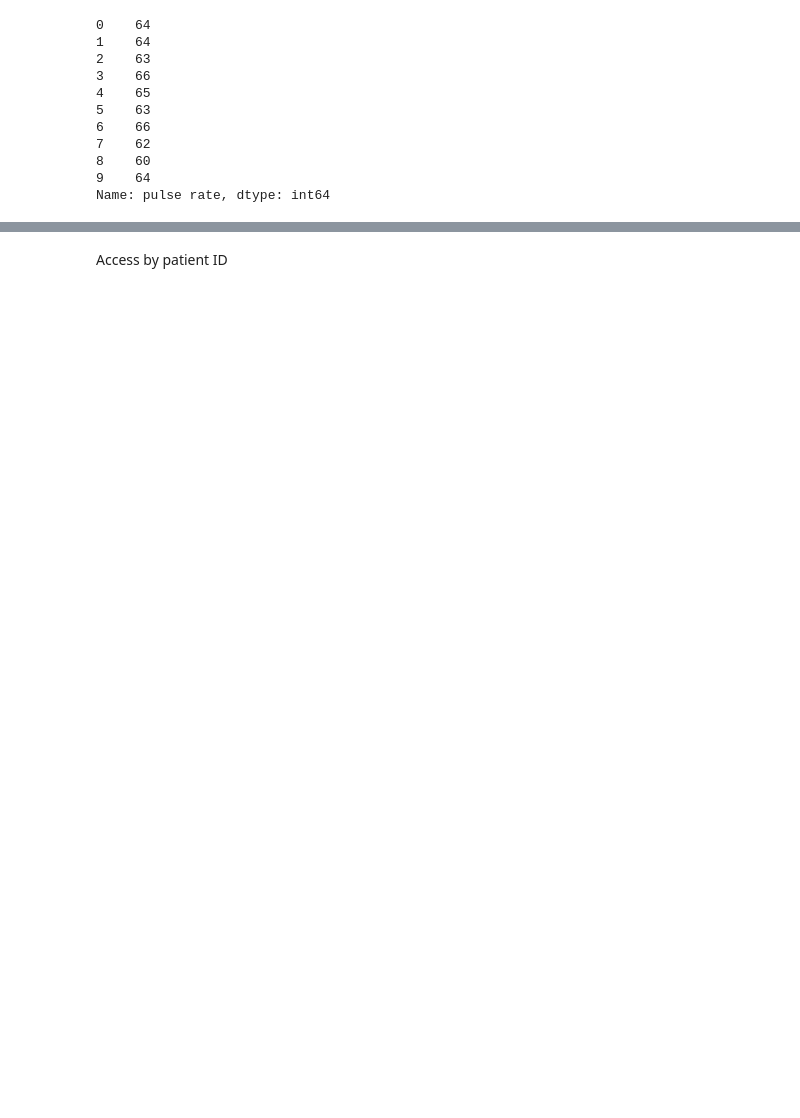
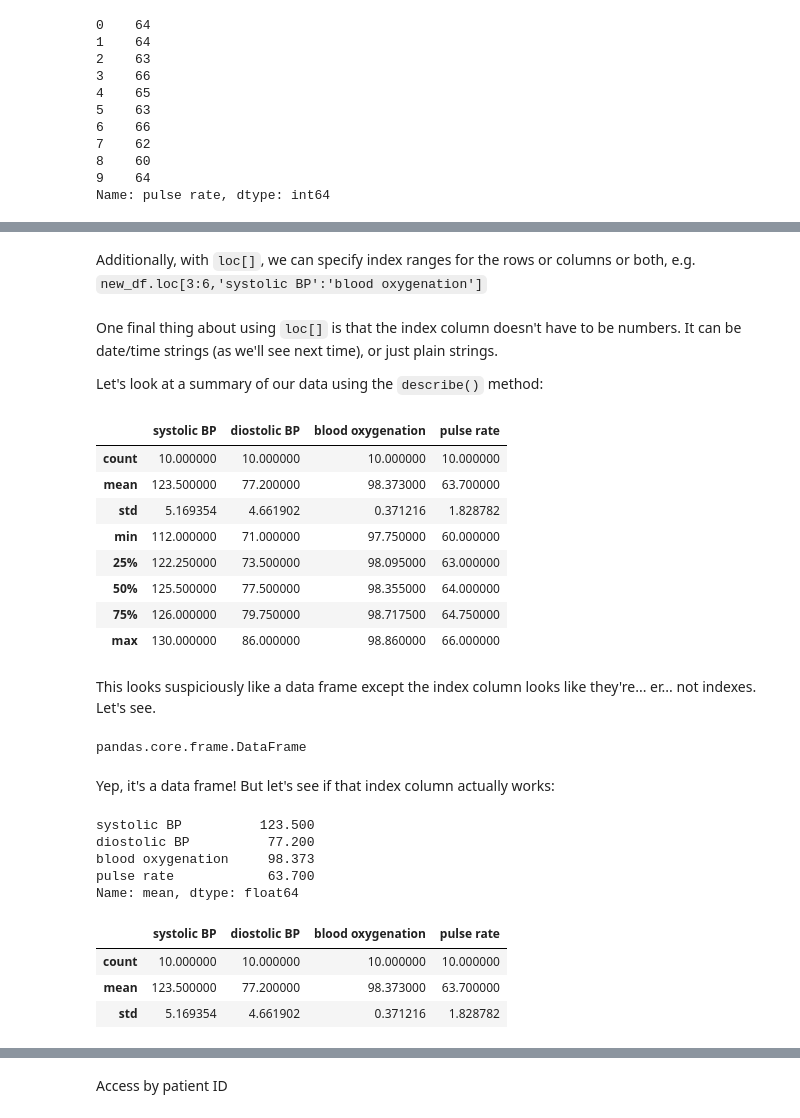
Before and after one commit to psychdatascience/FDS-CourseOne, a Jupyter notebook: tutorial022.ipynb, the cells around one changed output, grey strips where cells are left out. Drawn from its saved outputs; the diff is of its cells as text; code cells hidden in the pictures; blank space fills up the shorter version.

```diff
--- a/tutorial022.ipynb
+++ b/tutorial022.ipynb
@@ -206,0 +334,42 @@ Name: pulse rate, dtype: int64
+# %% [markdown]
+Additionally, with `loc[]`, we can specify index ranges for the rows or columns or both, e.g. `new_df.loc[3:6,'systolic BP':'blood oxygenation']`
+# %% [markdown]
+One final thing about using `loc[]` is that the index column doesn't have to be numbers. It can be date/time strings (as we'll see next time), or just plain strings.
+
+Let's look at a summary of our data using the `describe()` method:
+# %%
+our_sum = new_df.describe()
+our_sum
+# %% [output]
+|  | systolic BP | diostolic BP | blood oxygenation | pulse rate |
+| count | 10.000000 | 10.000000 | 10.000000 | 10.000000 |
+| mean | 123.500000 | 77.200000 | 98.373000 | 63.700000 |
+| std | 5.169354 | 4.661902 | 0.371216 | 1.828782 |
+| min | 112.000000 | 71.000000 | 97.750000 | 60.000000 |
+| 25% | 122.250000 | 73.500000 | 98.095000 | 63.000000 |
+| 50% | 125.500000 | 77.500000 | 98.355000 | 64.000000 |
+| 75% | 126.000000 | 79.750000 | 98.717500 | 64.750000 |
+| max | 130.000000 | 86.000000 | 98.860000 | 66.000000 |
+# %% [markdown]
+This looks suspiciously like a data frame except the index column looks like they're... er... not indexes. Let's see.
+# %%
+type(our_sum)
+# %% [output]
+pandas.core.frame.DataFrame
+# %% [markdown]
+Yep, it's a data frame! But let's see if that index column actually works:
+# %%
+our_sum.loc['mean']
+# %% [output]
+systolic BP          123.500
+diostolic BP          77.200
+blood oxygenation     98.373
+pulse rate            63.700
+Name: mean, dtype: float64
+# %%
+our_sum.loc['count':'std']
+# %% [output]
+|  | systolic BP | diostolic BP | blood oxygenation | pulse rate |
+| count | 10.000000 | 10.000000 | 10.000000 | 10.000000 |
+| mean | 123.500000 | 77.200000 | 98.373000 | 63.700000 |
+| std | 5.169354 | 4.661902 | 0.371216 | 1.828782 |
```
Also changed, not shown: parts of 45 cells of this notebook, 1 other file.
